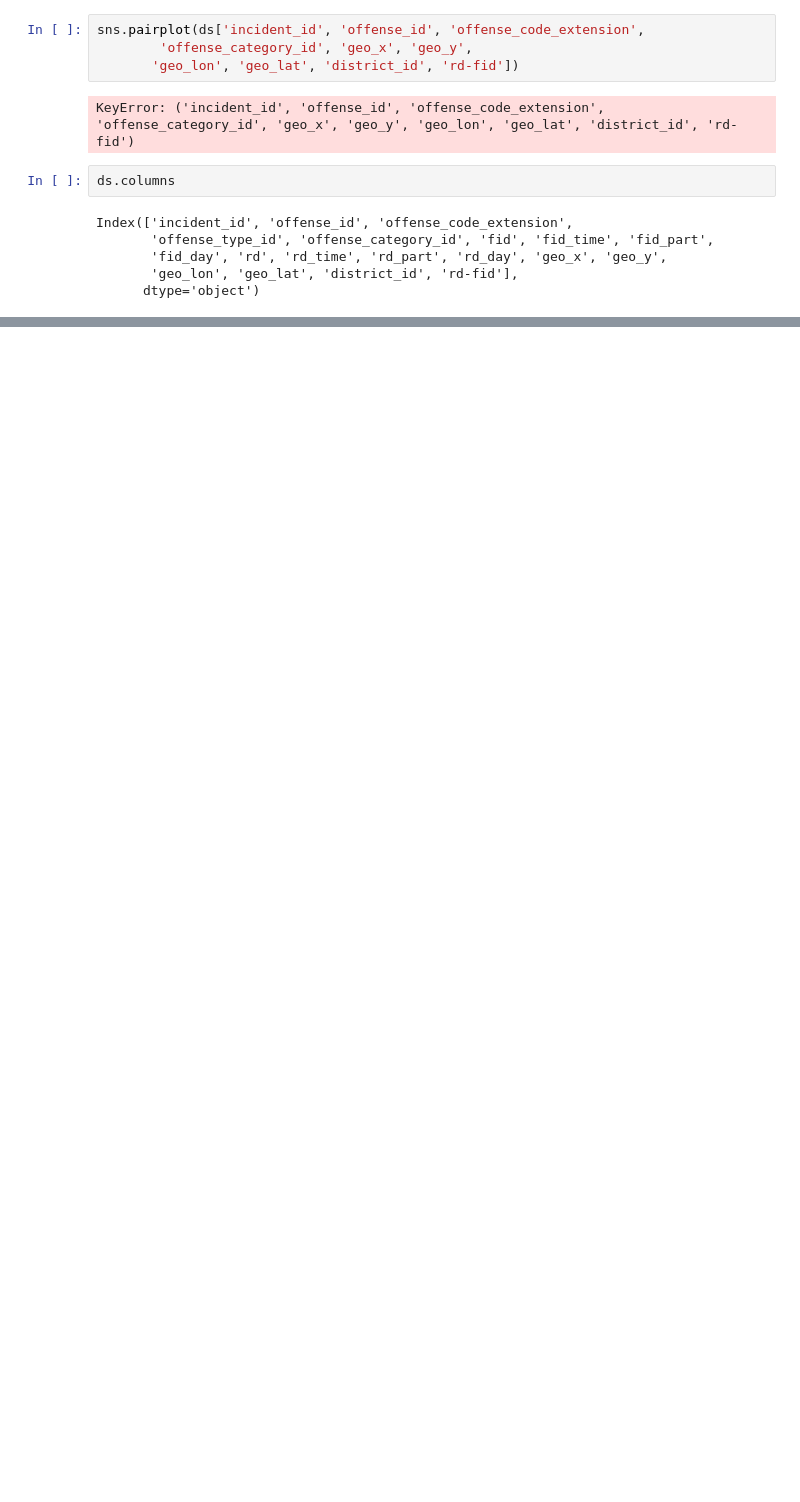
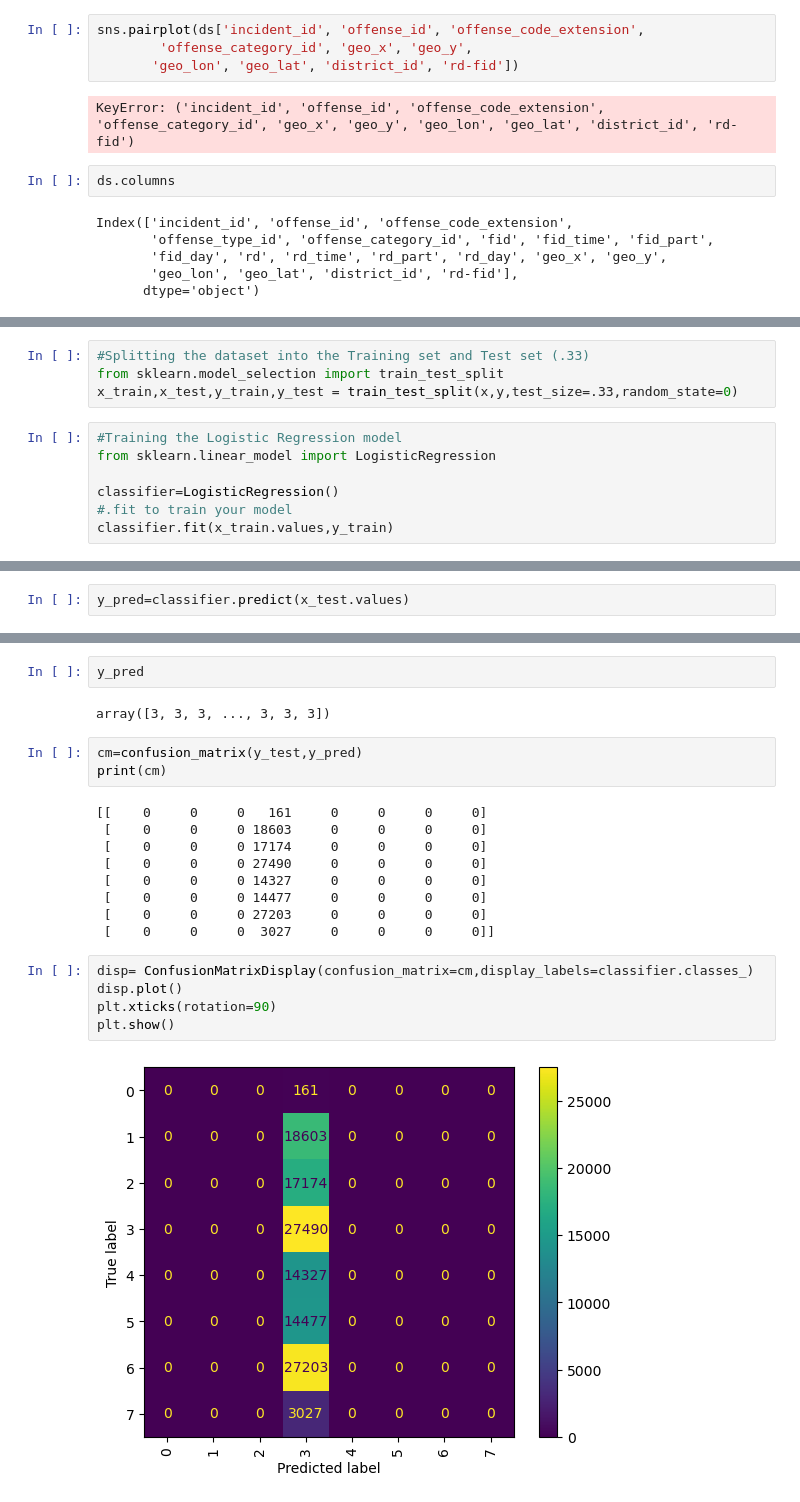
Before and after one commit to Iingxaki/DS160_Final_Project_RH, a Jupyter notebook: DS160 Final.ipynb, the cells around one changed output, grey strips where cells are left out. Saved outputs shown, nothing was run; the diff lists cells and outputs as text; blank space fills up the shorter version.

```diff
--- a/DS160 Final.ipynb
+++ b/DS160 Final.ipynb
@@ -877,0 +1248,11 @@ plt.show()
+# %%
+#Splitting the dataset into the Training set and Test set (.33)
+from sklearn.model_selection import train_test_split
+x_train,x_test,y_train,y_test = train_test_split(x,y,test_size=.33,random_state=0)
+# %%
+#Training the Logistic Regression model
+from sklearn.linear_model import LogisticRegression
+
+classifier=LogisticRegression()
+#.fit to train your model
+classifier.fit(x_train.values,y_train)
@@ -877,0 +1261,2 @@ plt.show()
+# %%
+y_pred=classifier.predict(x_test.values)
@@ -877,0 +1281,23 @@ plt.show()
+# %%
+y_pred
+# %% [output]
+array([3, 3, 3, ..., 3, 3, 3])
+# %%
+cm=confusion_matrix(y_test,y_pred)
+print(cm)
+# %% [output]
+[[    0     0     0   161     0     0     0     0]
+ [    0     0     0 18603     0     0     0     0]
+ [    0     0     0 17174     0     0     0     0]
+ [    0     0     0 27490     0     0     0     0]
+ [    0     0     0 14327     0     0     0     0]
+ [    0     0     0 14477     0     0     0     0]
+ [    0     0     0 27203     0     0     0     0]
+ [    0     0     0  3027     0     0     0     0]]
+# %%
+disp= ConfusionMatrixDisplay(confusion_matrix=cm,display_labels=classifier.classes_)
+disp.plot()
+plt.xticks(rotation=90)
+plt.show()
+# %% [output]
+[figure, added]
```
Also changed, not shown: parts of 56 cells of this notebook.
